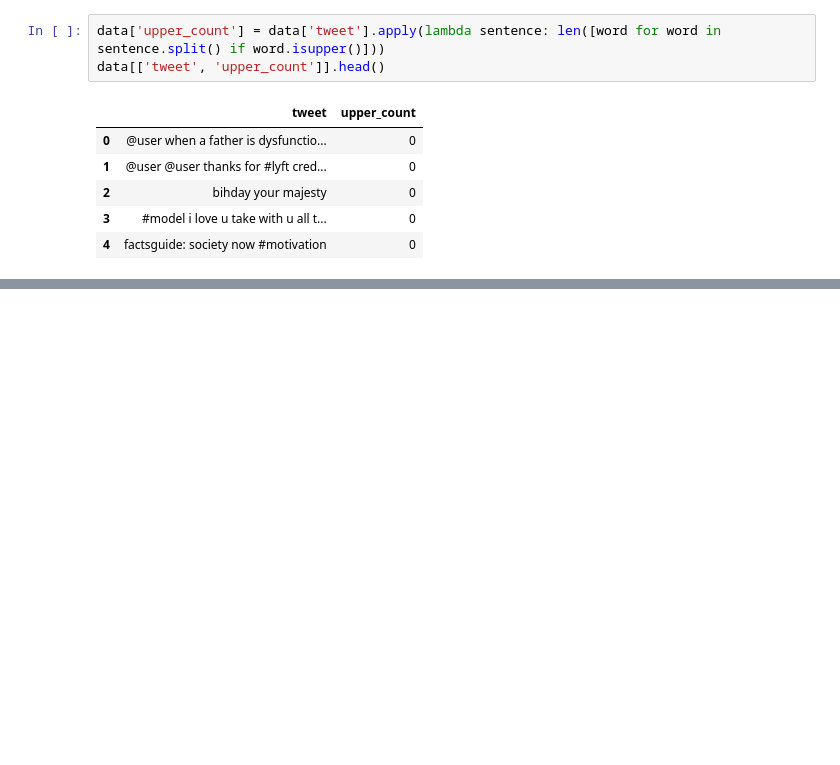
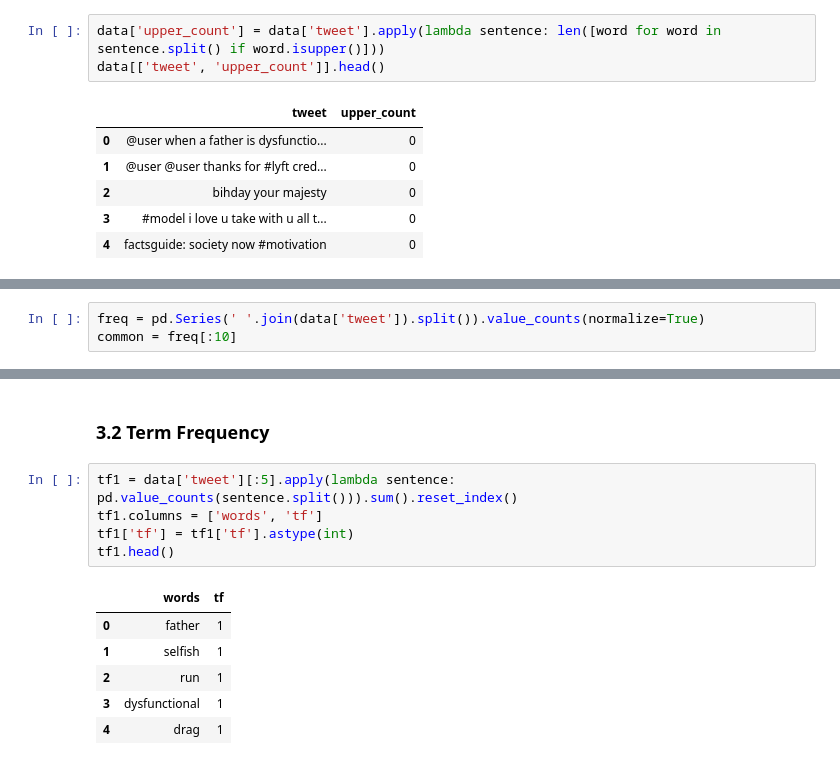
Before and after one commit to agusrichard/data-science-workbook, a Jupyter notebook: Notes/Text Extraction and Preprocessing 0/text_extraction_preprocessing.ipynb, the cells around one changed output, grey strips where cells are left out. Drawn from its saved outputs; the diff is of its cells as text; blank space fills up the shorter version.

```diff
--- a/Notes/Text Extraction and Preprocessing 0/text_extraction_preprocessing.ipynb
+++ b/Notes/Text Extraction and Preprocessing 0/text_extraction_preprocessing.ipynb
@@ -179,0 +236,3 @@ data[['tweet', 'upper_count']].head()
+# %%
+freq = pd.Series(' '.join(data['tweet']).split()).value_counts(normalize=True)
+common = freq[:10]
@@ -179,0 +328,14 @@ data[['tweet', 'upper_count']].head()
+# %% [markdown]
+### 3.2 Term Frequency
+# %%
+tf1 = data['tweet'][:5].apply(lambda sentence: pd.value_counts(sentence.split())).sum().reset_index()
+tf1.columns = ['words', 'tf']
+tf1['tf'] = tf1['tf'].astype(int)
+tf1.head()
+# %% [output]
+|  | words | tf |
+| 0 | father | 1 |
+| 1 | selfish | 1 |
+| 2 | run | 1 |
+| 3 | dysfunctional | 1 |
+| 4 | drag | 1 |
```
Also changed, not shown: parts of 40 cells of this notebook.
